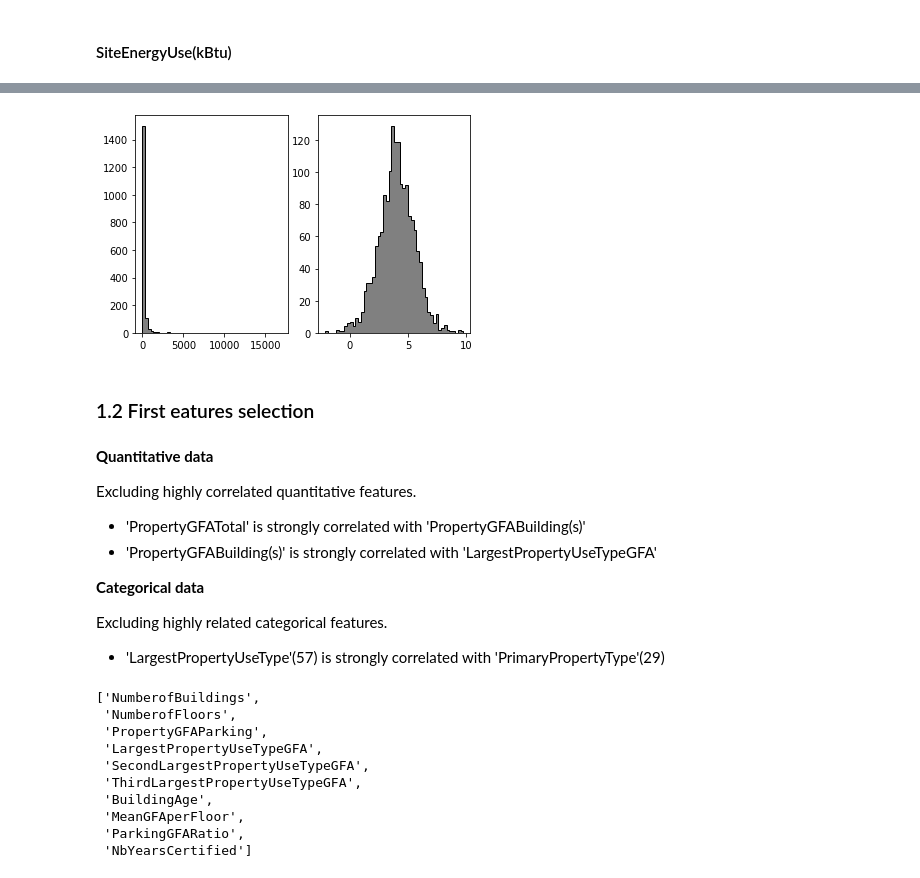
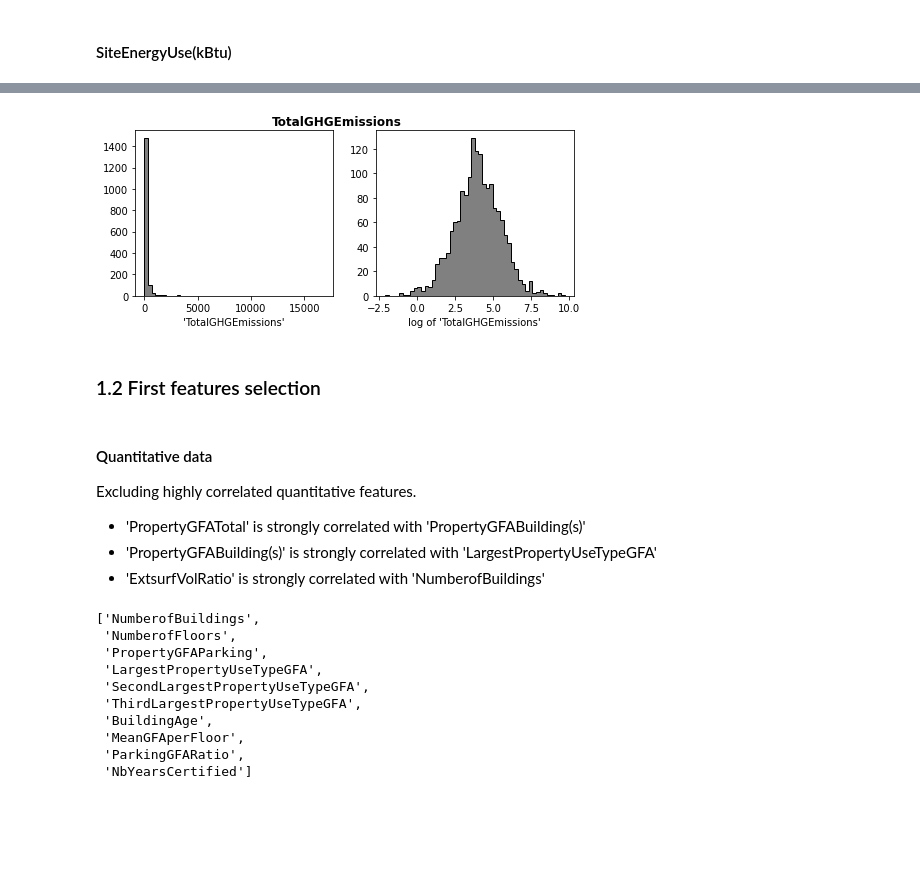
Before and after one commit to SmellyArmure/OC_DS_Project4, a Jupyter notebook: NOTEBOOKS/P4_Modelling.ipynb, the cells around one changed output, grey strips where cells are left out. Saved outputs shown, nothing was run; the diff lists cells and outputs as text; code cells hidden in the pictures; blank space fills up the shorter version.

```diff
--- a/NOTEBOOKS/P4_Modelling.ipynb
+++ b/NOTEBOOKS/P4_Modelling.ipynb
@@ -168,9 +155,9 @@ else:
     # Importing database from a DATA directory
     print("2. Try to import in notebook from PC ('DATA')")
 
-df = pd.read_csv(path_csv, sep=',',
+df = pd.read_csv(path_csv, sep=',', index_col='Unnamed: 0',
                  low_memory=True, encoding ='utf-8')
 
-print("-----> importation of .csv  and .jsonfiles in notebook OK")
+print("-----> importation of .csv in the notebook OK")
 # %% [output]
 2. Try to import in notebook from myDrive...
@@ -205,11 +234,17 @@ speak('Description overview done')
 # %% [markdown]
 #### SiteEnergyUse(kBtu)
 # %%
-df['SiteEnergyUse(kBtu)_log'] = np.log(df['SiteEnergyUse(kBtu)'])
-
 fig, axs = plt.subplots(1,2)
 axs[0].hist(df['SiteEnergyUse(kBtu)'], color='grey', ec='k',
             histtype='stepfilled', bins=50);
+axs[0].set_xlabel("'SiteEnergyUse(kBtu)'")
 axs[1].hist(df['SiteEnergyUse(kBtu)_log'], color='grey', ec='k',
             histtype='stepfilled', bins=50);
+axs[1].set_xlabel("log of 'SiteEnergyUse(kBtu)'")
+
+
+plt.tight_layout(rect=[0,0,1,0.95])
+fig.suptitle('SiteEnergyUse(kBtu)', fontweight='bold')
+fig.set_size_inches(7,3)
+plt.show()
 # %% [output]
@@ -219,26 +254,27 @@ TotalGHGEmissions
 # %%
-df['TotalGHGEmissions_log'] = np.log(df['TotalGHGEmissions'])
-
 fig, axs = plt.subplots(1,2)
 axs[0].hist(df['TotalGHGEmissions'], color='grey', ec='k',
             histtype='stepfilled', bins=50);
+axs[0].set_xlabel("'TotalGHGEmissions'")
 axs[1].hist(df['TotalGHGEmissions_log'], color='grey', ec='k',
             histtype='stepfilled', bins=50);
+axs[1].set_xlabel("log of 'TotalGHGEmissions'")
+
+
+plt.tight_layout(rect=[0,0,1,0.95])
+fig.suptitle('TotalGHGEmissions', fontweight='bold')
+fig.set_size_inches(7,3)
+plt.show()
 # %% [output]
-[figure, old version]
+[figure, new version]
 # %% [markdown]
-### 1.2 First eatures selection
+### 1.2 First features selection
 # %% [markdown]
-__Quantitative data__
+#### Quantitative data
 
 Excluding highly correlated quantitative features.
 - 'PropertyGFATotal' is strongly correlated with 'PropertyGFABuilding(s)'
 - 'PropertyGFABuilding(s)' is strongly correlated with 'LargestPropertyUseTypeGFA'
-
-
-__Categorical data__
-
-Excluding highly related categorical features.
-- 'LargestPropertyUseType'(57) is strongly correlated with 'PrimaryPropertyType'(29)
+- 'ExtsurfVolRatio' is strongly correlated with 'NumberofBuildings'
 # %%
 prop_Q_cols_sel = [c for c in prop_Q_cols if c not in\
```
Also changed, not shown: parts of 29 cells of this notebook, 2 other files.
